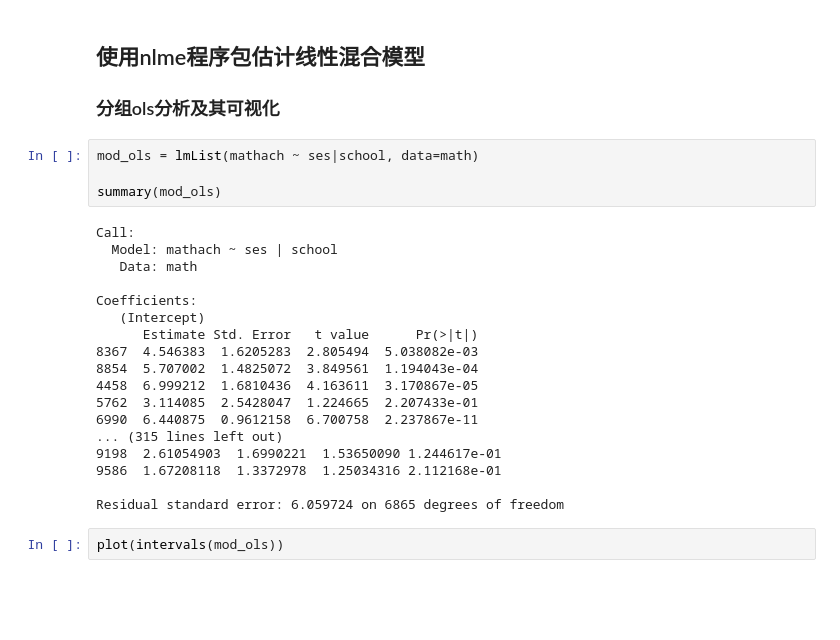
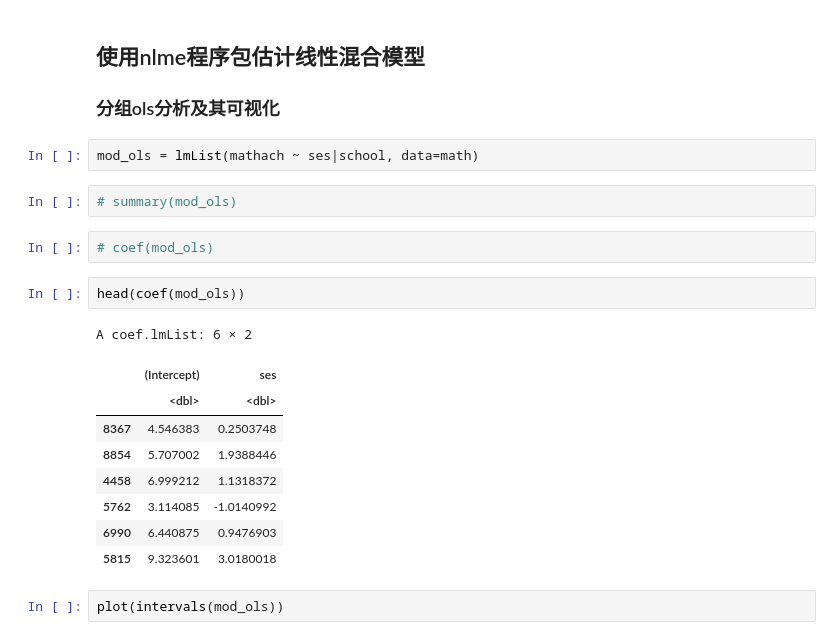
Before and after one commit to Ronggui/SOCI620004, a Jupyter notebook: Linear Mixed Model.ipynb, the cells around one changed output. Drawn from its saved outputs; the diff is of its cells as text; blank space fills up the shorter version.

```diff
--- a/Linear Mixed Model.ipynb
+++ b/Linear Mixed Model.ipynb
@@ -78,26 +80,22 @@ A data.frame: 6 × 12
 ### 分组ols分析及其可视化
 # %%
 mod_ols = lmList(mathach ~ ses|school, data=math)
-
-summary(mod_ols)
-# %% [output]
-Call:
-  Model: mathach ~ ses | school
-   Data: math
-
-Coefficients:
-   (Intercept)
-      Estimate Std. Error   t value      Pr(>|t|)
-8367  4.546383  1.6205283  2.805494  5.038082e-03
-8854  5.707002  1.4825072  3.849561  1.194043e-04
-4458  6.999212  1.6810436  4.163611  3.170867e-05
-5762  3.114085  2.5428047  1.224665  2.207433e-01
-6990  6.440875  0.9612158  6.700758  2.237867e-11
-... (315 lines left out)
-9198  2.61054903  1.6990221  1.53650090 1.244617e-01
-9586  1.67208118  1.3372978  1.25034316 2.112168e-01
-
-Residual standard error: 6.059724 on 6865 degrees of freedom
+# %%
+# summary(mod_ols)
+# %%
+# coef(mod_ols)
+# %%
+head(coef(mod_ols))
+# %% [output]
+A coef.lmList: 6 × 2
+|  | (Intercept) | ses |
+|  | <dbl> | <dbl> |
+| 8367 | 4.546383 | 0.2503748 |
+| 8854 | 5.707002 | 1.9388446 |
+| 4458 | 6.999212 | 1.1318372 |
+| 5762 | 3.114085 | -1.0140992 |
+| 6990 | 6.440875 | 0.9476903 |
+| 5815 | 9.323601 | 3.0180018 |
 # %%
 plot(intervals(mod_ols))
 # %% [output]
```
Also changed, not shown: parts of 24 cells of this notebook, 1 other file.
